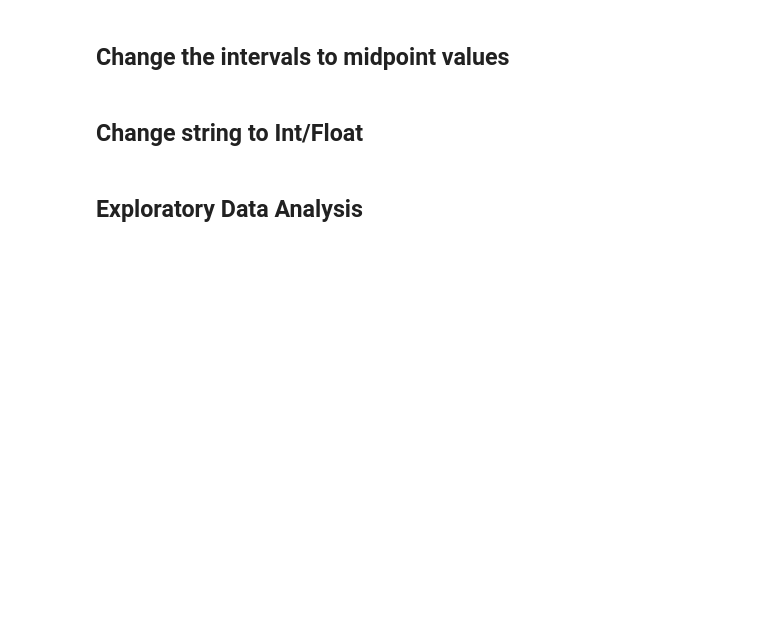
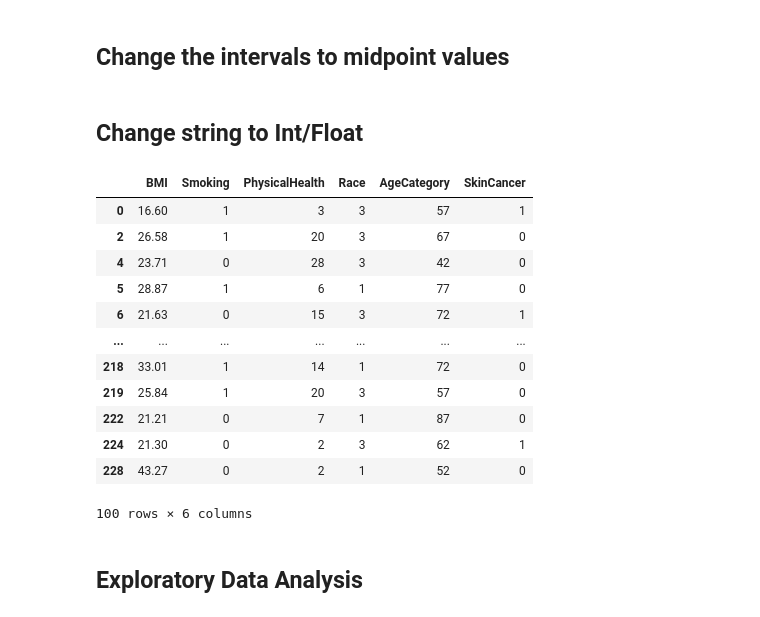
Before and after one commit to errhythm/BRACU_CSE438, a Jupyter notebook: Assignment 1/Decision Tree.ipynb, the cells around one changed output. Saved outputs shown, nothing was run; the diff lists cells and outputs as text; code cells hidden in the pictures; blank space fills up the shorter version.

```diff
--- a/Assignment 1/Decision Tree.ipynb
+++ b/Assignment 1/Decision Tree.ipynb
@@ -88,27 +87,31 @@ for i in df['AgeCategory']:
 # %%
+le_race = LabelEncoder()
+df['Race'] = le_race.fit_transform(df['Race'])
 for i in df['Smoking']:
     if i == 'Yes':
         df['Smoking'] = df['Smoking'].replace(['Yes'], int(1))
     elif i == 'No':
         df['Smoking'] = df['Smoking'].replace(['No'], int(0))
-for i in df['Race']:
-    if i == 'American Indian/Alaskan Native':
-        df['Race'] = df['Race'].replace(['American Indian/Alaskan Native'], int(0))
-    elif i == 'Asian':
-        df['Race'] = df['Race'].replace(['Asian'], int(1))
-    elif i == 'Black':
-        df['Race'] = df['Race'].replace(['Black'], int(2))
-    elif i == 'Hispanic':
-        df['Race'] = df['Race'].replace(['Hispanic'], int(3))
-    elif i == 'White':
-        df['Race'] = df['Race'].replace(['White'], int(4))
-    elif i == 'Other':
-        df['Race'] = df['Race'].replace(['Other'], int(5))
 for i in df['SkinCancer']:
     if i == 'Yes':
         df['SkinCancer'] = df['SkinCancer'].replace(['Yes'], int(1))
     elif i == 'No':
         df['SkinCancer'] = df['SkinCancer'].replace(['No'], int(0))
+df
+# %% [output]
+|  | BMI | Smoking | PhysicalHealth | Race | AgeCategory | SkinCancer |
+| 0 | 16.60 | 1 | 3 | 3 | 57 | 1 |
+| 2 | 26.58 | 1 | 20 | 3 | 67 | 0 |
+| 4 | 23.71 | 0 | 28 | 3 | 42 | 0 |
+| 5 | 28.87 | 1 | 6 | 1 | 77 | 0 |
+| 6 | 21.63 | 0 | 15 | 3 | 72 | 1 |
+| ... | ... | ... | ... | ... | ... | ... |
+| 218 | 33.01 | 1 | 14 | 1 | 72 | 0 |
+| 219 | 25.84 | 1 | 20 | 3 | 57 | 0 |
+| 222 | 21.21 | 0 | 7 | 1 | 87 | 0 |
+| 224 | 21.30 | 0 | 2 | 3 | 62 | 1 |
+| 228 | 43.27 | 0 | 2 | 1 | 52 | 0 |
+100 rows × 6 columns
 # %% [markdown]
 ## Exploratory Data Analysis
 # %%
```
Also changed, not shown: parts of 14 cells of this notebook.
